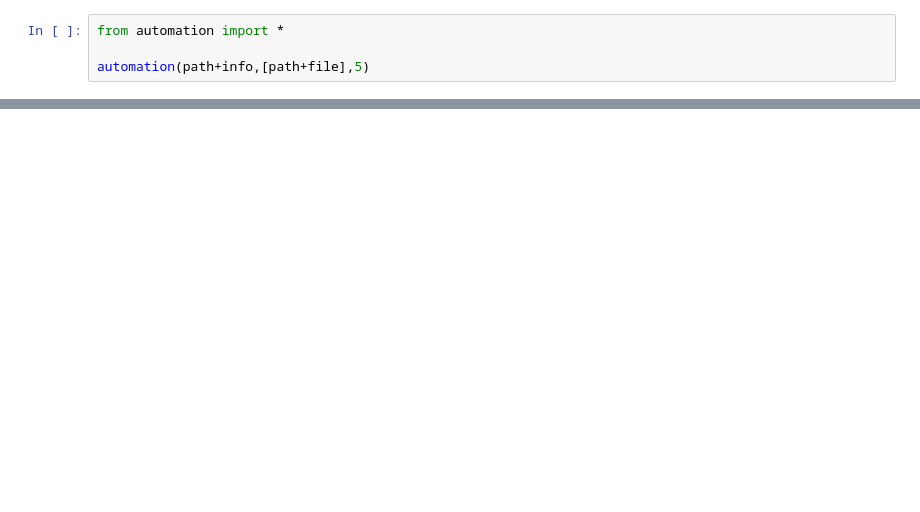
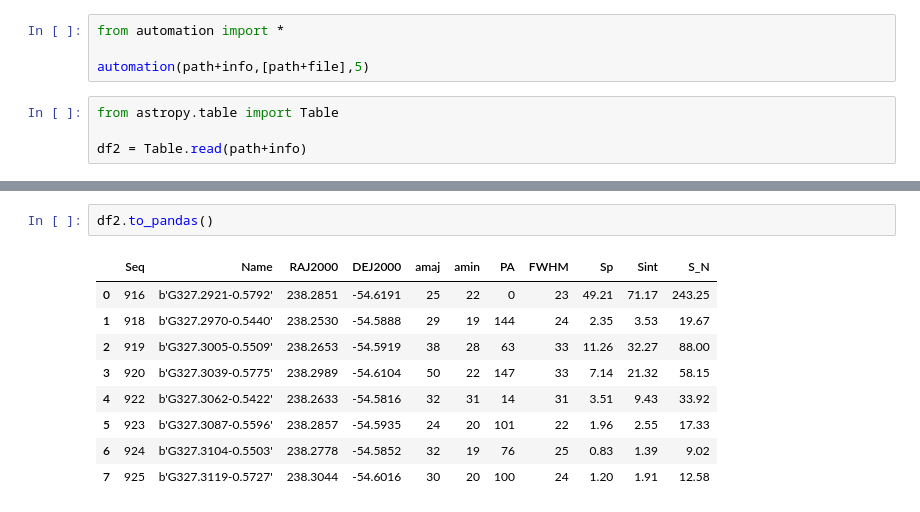
Before and after one commit to martimmcdc/2d-gaussian-fitting, a Jupyter notebook: test.ipynb, the cells around one changed output, grey strips where cells are left out. Saved outputs shown, nothing was run; the diff lists cells and outputs as text; blank space fills up the shorter version.

```diff
--- a/test.ipynb
+++ b/test.ipynb
@@ -94,3 +94,7 @@ sweep_fit(grid,data,gaussians)
 from automation import *
 
 automation(path+info,[path+file],5)
+# %%
+from astropy.table import Table
+
+df2 = Table.read(path+info)
@@ -96,0 +133,12 @@ automation(path+info,[path+file],5)
+# %%
+df2.to_pandas()
+# %% [output]
+|  | Seq | Name | RAJ2000 | DEJ2000 | amaj | amin | PA | FWHM | Sp | Sint | S_N |
+| 0 | 916 | b'G327.2921-0.5792' | 238.2851 | -54.6191 | 25 | 22 | 0 | 23 | 49.21 | 71.17 | 243.25 |
+| 1 | 918 | b'G327.2970-0.5440' | 238.2530 | -54.5888 | 29 | 19 | 144 | 24 | 2.35 | 3.53 | 19.67 |
+| 2 | 919 | b'G327.3005-0.5509' | 238.2653 | -54.5919 | 38 | 28 | 63 | 33 | 11.26 | 32.27 | 88.00 |
+| 3 | 920 | b'G327.3039-0.5775' | 238.2989 | -54.6104 | 50 | 22 | 147 | 33 | 7.14 | 21.32 | 58.15 |
+| 4 | 922 | b'G327.3062-0.5422' | 238.2633 | -54.5816 | 32 | 31 | 14 | 31 | 3.51 | 9.43 | 33.92 |
+| 5 | 923 | b'G327.3087-0.5596' | 238.2857 | -54.5935 | 24 | 20 | 101 | 22 | 1.96 | 2.55 | 17.33 |
+| 6 | 924 | b'G327.3104-0.5503' | 238.2778 | -54.5852 | 32 | 19 | 76 | 25 | 0.83 | 1.39 | 9.02 |
+| 7 | 925 | b'G327.3119-0.5727' | 238.3044 | -54.6016 | 30 | 20 | 100 | 24 | 1.20 | 1.91 | 12.58 |
```
Also changed, not shown: parts of 2 cells of this notebook, 2 other files.
